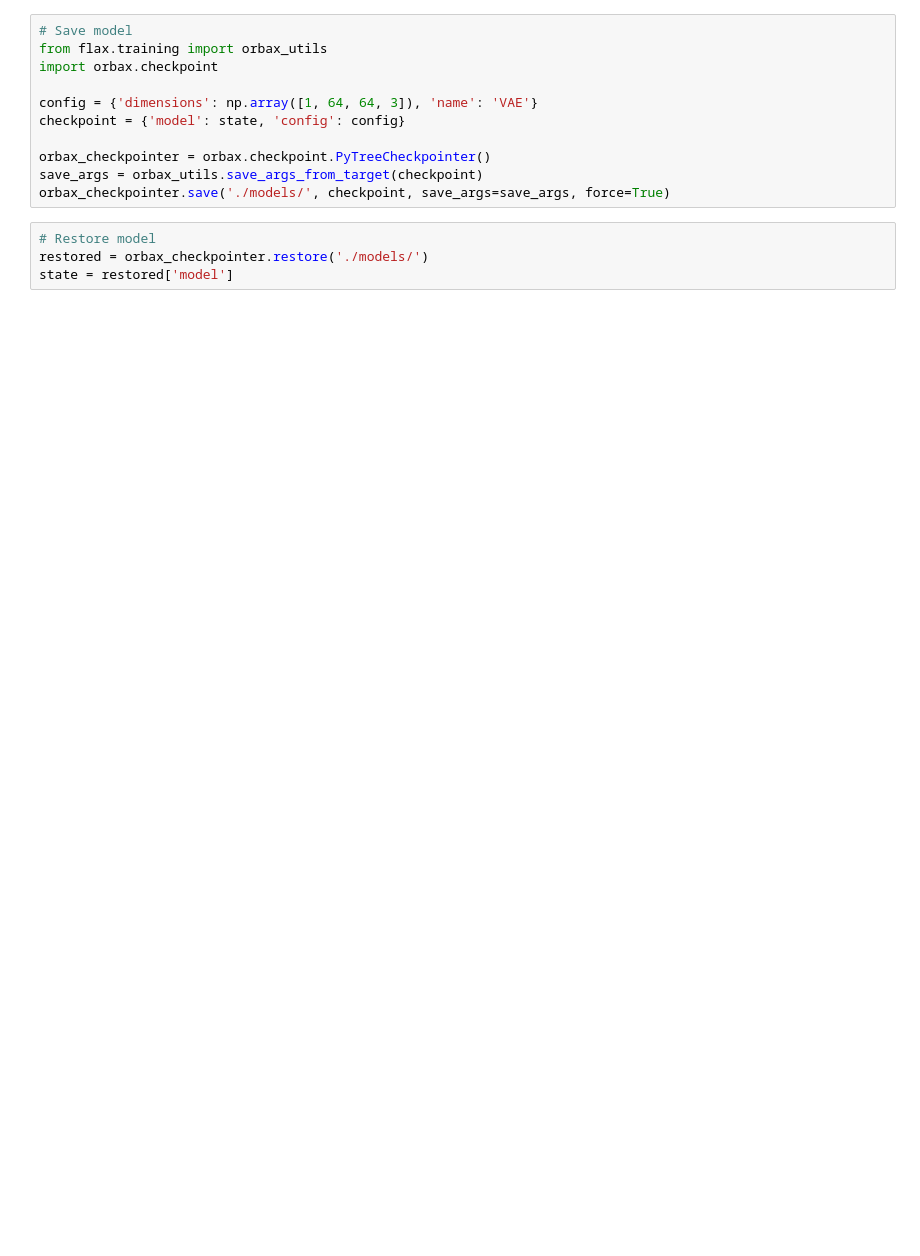
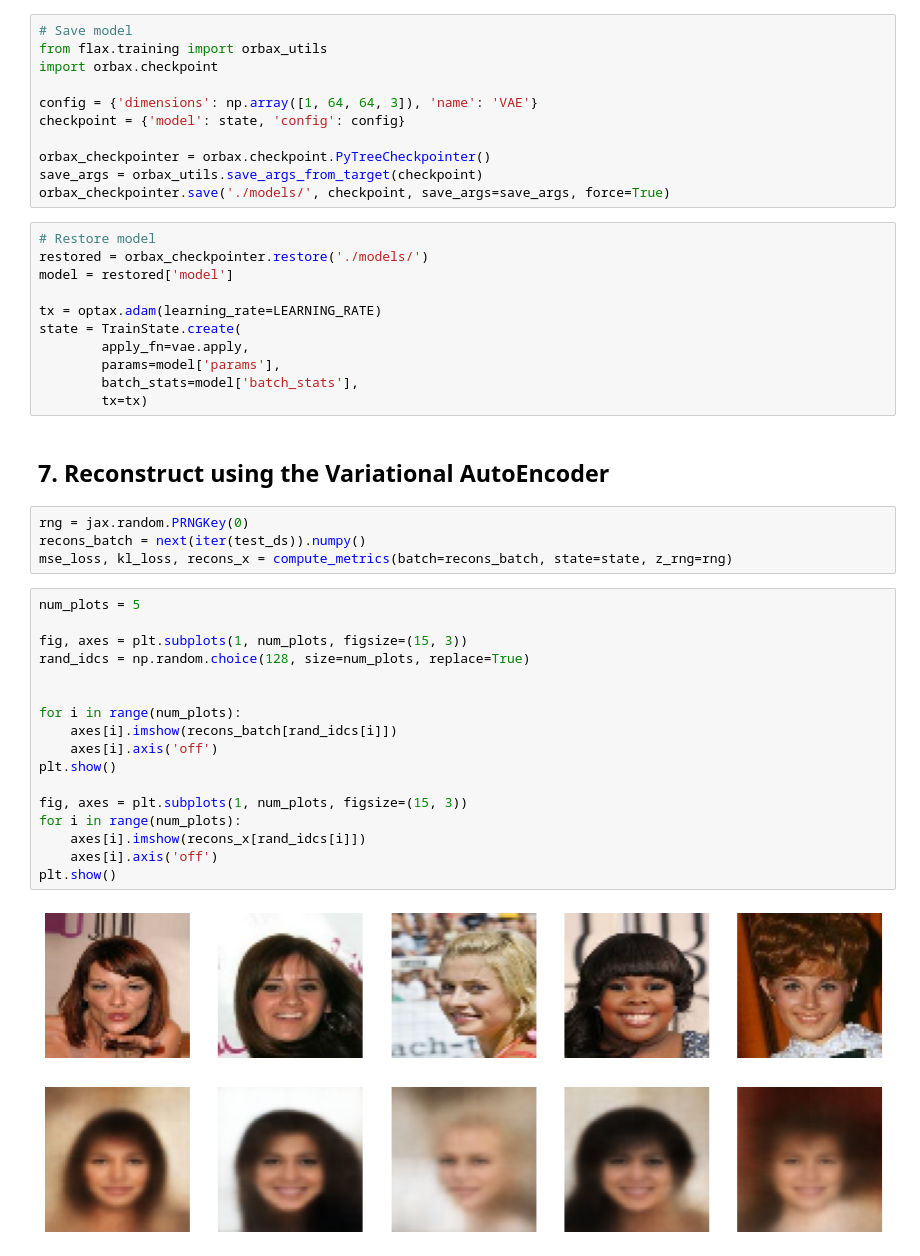
Before and after one commit to terrence-ou/Generative-Deep-Learning-2nd-Edition-PyTorch-JAX, a Jupyter notebook: JAX_FLAX/chapter_03_vae/vae_faces.ipynb, the cells around one changed output. Saved outputs shown, nothing was run; the diff lists cells and outputs as text; blank space fills up the shorter version.

```diff
--- a/JAX_FLAX/chapter_03_vae/vae_faces.ipynb
+++ b/JAX_FLAX/chapter_03_vae/vae_faces.ipynb
@@ -342,4 +342,37 @@ orbax_checkpointer.save('./models/', checkpoint, save_args=save_args, force=True
 # %%
 # Restore model
 restored = orbax_checkpointer.restore('./models/')
-state = restored['model']
+model = restored['model']
+
+tx = optax.adam(learning_rate=LEARNING_RATE)
+state = TrainState.create(
+        apply_fn=vae.apply,
+        params=model['params'],
+        batch_stats=model['batch_stats'],
+        tx=tx)
+# %% [markdown]
+## 7. Reconstruct using the Variational AutoEncoder
+# %%
+rng = jax.random.PRNGKey(0)
+recons_batch = next(iter(test_ds)).numpy()
+mse_loss, kl_loss, recons_x = compute_metrics(batch=recons_batch, state=state, z_rng=rng)
+# %%
+num_plots = 5
+
+fig, axes = plt.subplots(1, num_plots, figsize=(15, 3))
+rand_idcs = np.random.choice(128, size=num_plots, replace=True)
+
+
+for i in range(num_plots):
+    axes[i].imshow(recons_batch[rand_idcs[i]])
+    axes[i].axis('off')
+plt.show()
+
+fig, axes = plt.subplots(1, num_plots, figsize=(15, 3))
+for i in range(num_plots):
+    axes[i].imshow(recons_x[rand_idcs[i]])
+    axes[i].axis('off')
+plt.show()
+# %% [output]
+[figure, added]
+[figure, added]
```
Also changed, not shown: parts of 7 cells of this notebook.
